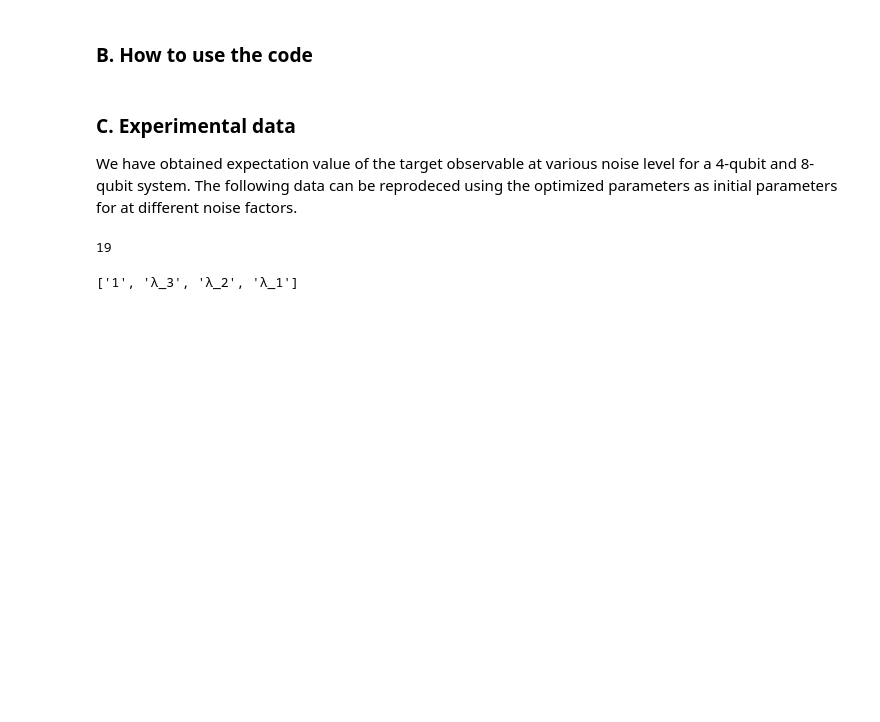
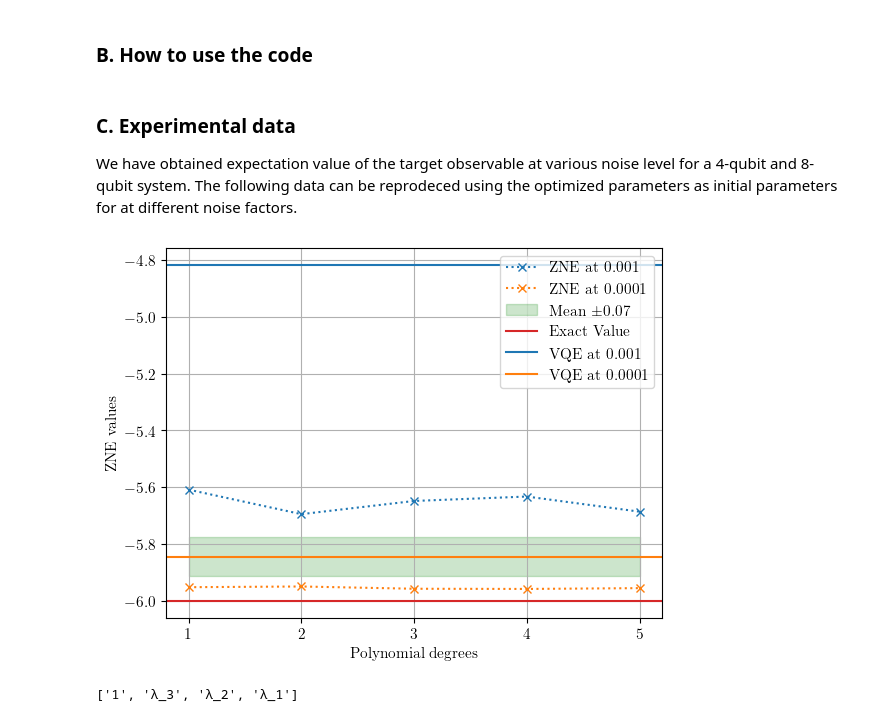
Before and after one commit to arijit-ship/indirect-zne, a Jupyter notebook: notebook/ErrorMitigation_ZNE.ipynb, the cells around one changed output. Drawn from its saved outputs; the diff is of its cells as text; code cells hidden in the pictures; blank space fills up the shorter version.

Commit message:
new data

```diff
--- a/notebook/ErrorMitigation_ZNE.ipynb
+++ b/notebook/ErrorMitigation_ZNE.ipynb
@@ -321,10 +362,68 @@ data_Q7N2 = [
     (44, 11, 36, -2.751999280260503), # Noise factor [5, 5, 4]
     (44, 11, 44, -2.432517271240873), # Noise factor [5, 5, 5]
 ]
-# %%
-len(data_Q7N1)
-# %% [output]
-19
+# %%
+exact_Q7 = -6.000000000000002
+vqe_Q7 = [-5.690252925583721, -5.827832723845043, -5.765638398017351, -5.915986650831982, -5.844374000753717, -5.86542251218031, -5.890530255747381, -5.870212494049467, -5.932721210110117, -5.819868568836129]
+vqe_Q7_std = np.std(vqe_Q7)
+vqe_Q7_mean = np.mean(vqe_Q7)
+vqe_Q7N1 = data_Q7N1[0][-1]
+vqe_Q7N2 = data_Q7N2[0][-1]
+N1, N2 = 0.001, 0.0001
+# %%
+zne_Q7N1_D1 = ZeroNoiseExtrapolation(dataPoints = data_Q7N1[ : 4], degree = 1)
+zne_Q7N1_D2 = ZeroNoiseExtrapolation(dataPoints = data_Q7N1[ : 10], degree = 2)
+zne_Q7N1_D3 = ZeroNoiseExtrapolation(dataPoints = data_Q7N1[ : 20], degree = 3)
+zne_Q7N1_D4 = ZeroNoiseExtrapolation(dataPoints = data_Q7N1[ : 35], degree = 4)
+zne_Q7N1_D5 = ZeroNoiseExtrapolation(dataPoints = data_Q7N1[ : 56], degree = 5)
+
+zne_Q7N1_vals = [
+    zne_Q7N1_D1.getRichardsonZNE(),
+    zne_Q7N1_D2.getRichardsonZNE(),
+    zne_Q7N1_D3.getRichardsonZNE(),
+    zne_Q7N1_D4.getRichardsonZNE(),
+    zne_Q7N1_D5.getRichardsonZNE(),
+]
+
+zne_Q7N2_D1 = ZeroNoiseExtrapolation(dataPoints = data_Q7N2[ : 4], degree = 1)
+zne_Q7N2_D2 = ZeroNoiseExtrapolation(dataPoints = data_Q7N2[ : 10], degree = 2)
+zne_Q7N2_D3 = ZeroNoiseExtrapolation(dataPoints = data_Q7N2[ : 20], degree = 3)
+zne_Q7N2_D4 = ZeroNoiseExtrapolation(dataPoints = data_Q7N2[ : 35], degree = 4)
+zne_Q7N2_D5 = ZeroNoiseExtrapolation(dataPoints = data_Q7N2[ : 56], degree = 5)
+
+zne_Q7N2_vals = [
+    zne_Q7N2_D1.getRichardsonZNE(),
+    zne_Q7N2_D2.getRichardsonZNE(),
+    zne_Q7N2_D3.getRichardsonZNE(),
+    zne_Q7N2_D4.getRichardsonZNE(),
+    zne_Q7N2_D5.getRichardsonZNE(),
+]
+
+# Y-axis labels
+labels = ["1", "2", "3", "4", "5"]
+
+# Colors
+colors = ['#1f77b4', '#ff7f0e', '#2ca02c', '#d62728', '#9467bd', '#8c564b', '#e377c2', '#7f7f7f', '#bcbd22', '#17becf']
+
+plt.plot(labels, zne_Q7N1_vals, marker='x', linestyle='dotted', color = colors[0], label=f'ZNE at ${N1}$')
+plt.plot(labels, zne_Q7N2_vals, marker='x', linestyle='dotted', color = colors[1], label=f'ZNE at ${N2}$')
+
+plt.fill_between(labels, vqe_Q7_mean - vqe_Q7_std, vqe_Q7_mean + vqe_Q7_std, color='green', alpha=0.2, label=f'Mean ±{vqe_Q7_std:.2f}')
+
+plt.axhline(y = exact_Q7, color = colors[3], linestyle='-', label='Exact Value')
+
+plt.axhline(y = vqe_Q7N1, color = colors[0], linestyle='-', label=f'VQE at ${N1}$')
+plt.axhline(y = vqe_Q7N2, color = colors[1], linestyle='-', label=f'VQE at ${N2}$')
+
+plt.xlabel('Polynomial degrees')
+plt.ylabel('ZNE values')
+#plt.title('8-qubit ZNE Values vs Exact \n Value without time constraint')
+plt.legend()
+plt.grid(True)
+# Show the plot
+plt.show()
+# %% [output]
+[figure, added]
 # %%
 zne_Q7N1_D1 = ZeroNoiseExtrapolation(dataPoints = data_Q7N1, degree = 1)
 #zne_Q7N1_D2 = ZeroNoiseExtrapolation(dataPoints = data_Q7N1[ : 10], degree = 2)
```
Also changed, not shown: parts of 1 cell of this notebook, 1 other file.
